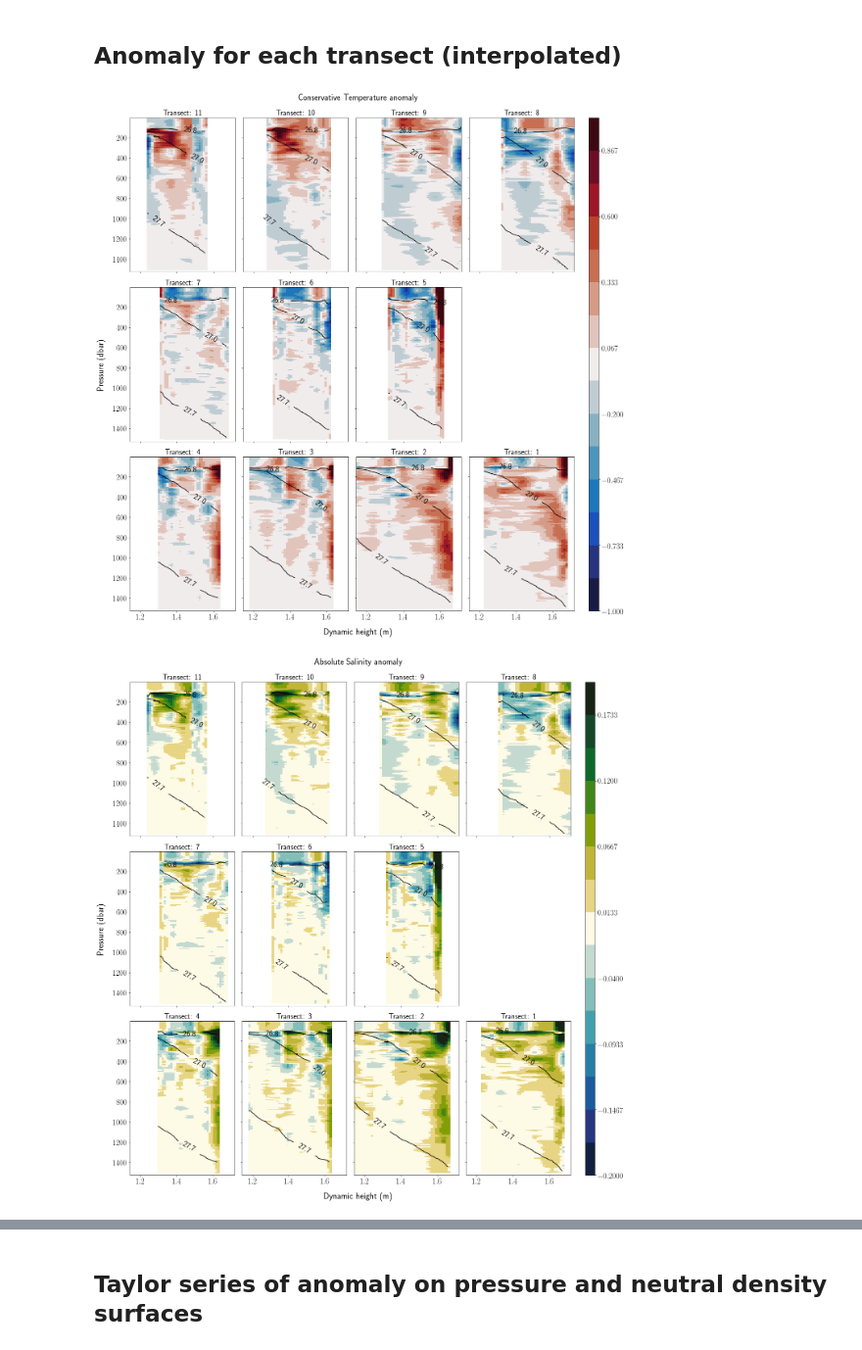
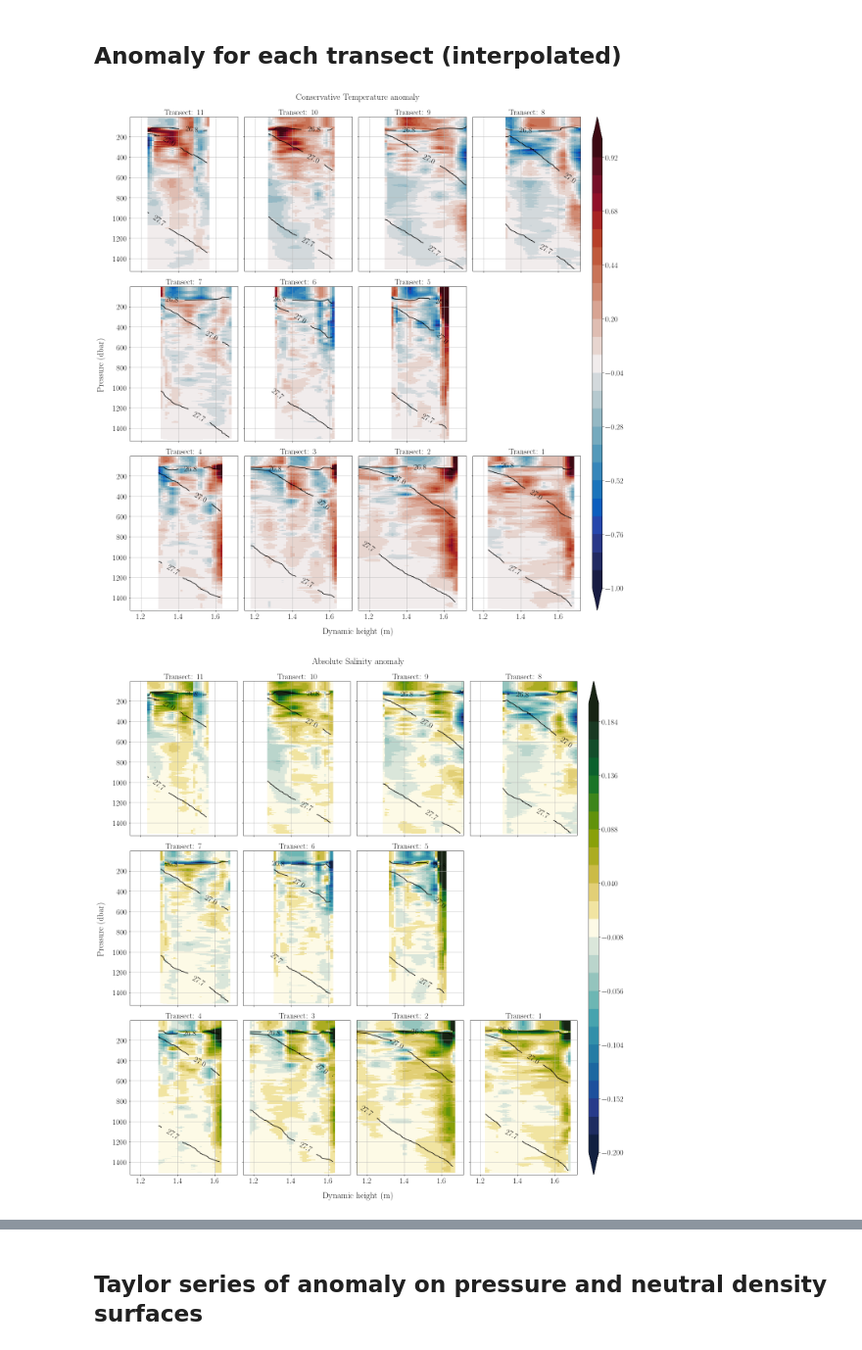
Before and after one commit to janjaapmeijer/phd-public, a Jupyter notebook: 02_analysis/03_gem-anomalies.ipynb, the cells around one changed output, grey strips where cells are left out. Shown at 98% size. Drawn from its saved outputs; the diff is of its cells as text; code cells hidden in the pictures.

```diff
--- a/02_analysis/03_gem-anomalies.ipynb
+++ b/02_analysis/03_gem-anomalies.ipynb
@@ -15,6 +30,7 @@ fs_small = 20 # 20
 fs_large = 22 # 22
 plt.rc('xtick',labelsize=fs_small)
 plt.rc('ytick',labelsize=fs_small)
+plt.rc('font', **{'family': 'serif', 'serif': ['Computer Modern']})
 plt.rc('text', usetex=True)
 # %%
 # load ctd and gsw data
@@ -59,8 +75,8 @@ density_levels = np.unique([value for value in watermass.values()])
 
 # attributes of variables
 attr = {'pt' : ('Potential Temperature', cmo.cm.thermal, (2.25, 12.25), cmo.cm.balance, (-1, 1, 16)),
-        'CT' : ('Conservative Temperature', cmo.cm.thermal, (2, 12), cmo.cm.balance, (-1, 1, 16)),
-        'SA': ('Absolute Salinity', cmo.cm.haline, (34, 35), cmo.cm.delta, (-0.2, 0.2, 16)),
+        'CT' : ('Conservative Temperature', cmo.cm.thermal, (2, 12), cmo.cm.balance, (-1, 1, 26)),
+        'SA': ('Absolute Salinity', cmo.cm.haline, (34, 35), cmo.cm.delta, (-0.2, 0.2, 26)),
         'sigma0': ('Potential density', cmo.cm.dense, (26.4, 27.7), cmo.cm.curl, (-0.05, 0.05, 16)),
         'gamman': ('Neutral density', cmo.cm.dense, (26.35, 27.95), cmo.cm.diff_r, (-0.05, 0.05, 16))
        }
@@ -95,33 +112,35 @@ for ivar, var in enumerate(['CT', 'SA', 'gamman']):
         anomaly_interp = griddata(points, values, (Dgrd, pgrd), method='linear')
 
         # potential and neutral densty surfaces
         gammangrd = griddata(points, ctd['gamman'][stations][~mask].flatten(), (Dgrd, pgrd), method='linear')
 #         gammangemgrd = griddata(points, gem['gamman'][stations][~mask].flatten(), (Dgrd, pgrd), method='linear')
 
         pcol = ax.pcolormesh(Dgrd, pgrd, anomaly_interp, norm=norm, cmap=attr[var][3])
 
         cont = ax.contour(Dgrd, pgrd, gammangrd, density_levels, colors='k')
 #         cont2 = ax.contour(Dgrd, pgrd, gammangemgrd, colors='k', linestyles='--')
 
         ax.clabel(cont, inline=1, fontsize=fs_small, fmt='%.1f', inline_spacing=10)
         ax.set_title('Transect: %s' % transect, fontsize=fs_small)
 
-    fig.colorbar(pcol, ax=axes.ravel().tolist(), aspect=50)
+        ax.grid('on')
+
+    fig.colorbar(pcol, ax=axes.ravel().tolist(), aspect=50, extend='both')
     fig.delaxes(axes.flat[-5])
 
     # Set common labels
     fig.text(0.48, 1.02, r'%s anomaly' %(attr[var][0]), ha='center', va='center', fontsize=fs_large)
     fig.text(0.48, -0.02, 'Dynamic height (m)', ha='center', va='center', fontsize=fs_large)
     fig.text(-0.02, 0.5, r'Pressure (dbar)', ha='center', va='center', rotation='vertical', fontsize=fs_large)
 
 #     if savefig:
 #         fignumber = '04-%s_' % (ivar + 1)
 #         figname = {'CT': 'conservative-temperature-anomaly', 'SA': 'absolute-salinity-anomaly',
 #                     'gamman': 'neutral-density-anomaly'}
 #         extensions = ['.png', '.pdf', '.eps']
 #         for extension in extensions:
 #             fig.savefig(os.path.join(figsdir, 'manuscripts', '01_manuscript', fignumber + figname[var] + extension),
 #                         transparent=True, bbox_inches='tight', pad_inches=1)
 # %% [output]
-[figure, old version]
+[figure, new version]
-[figure, old version]
+[figure, new version]
```
Also changed, not shown: parts of 22 cells of this notebook.
